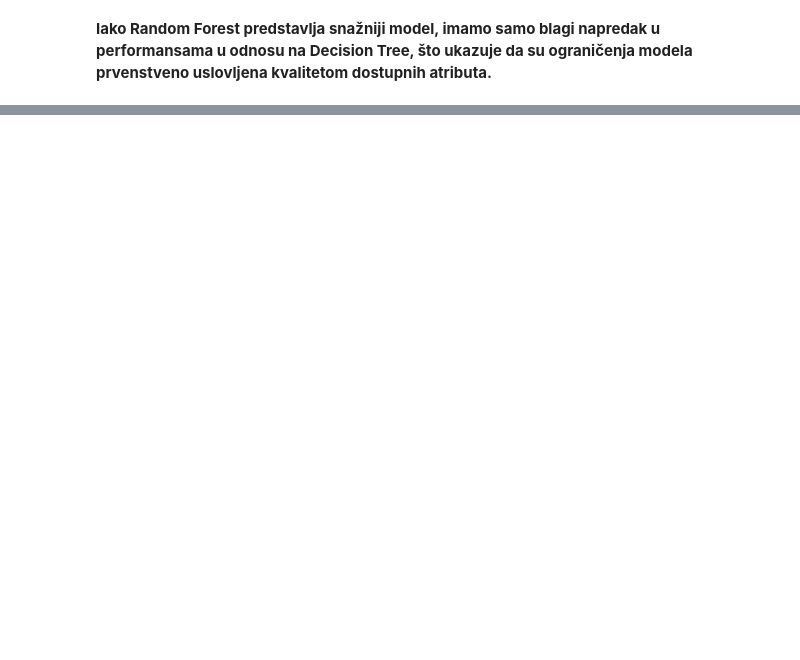
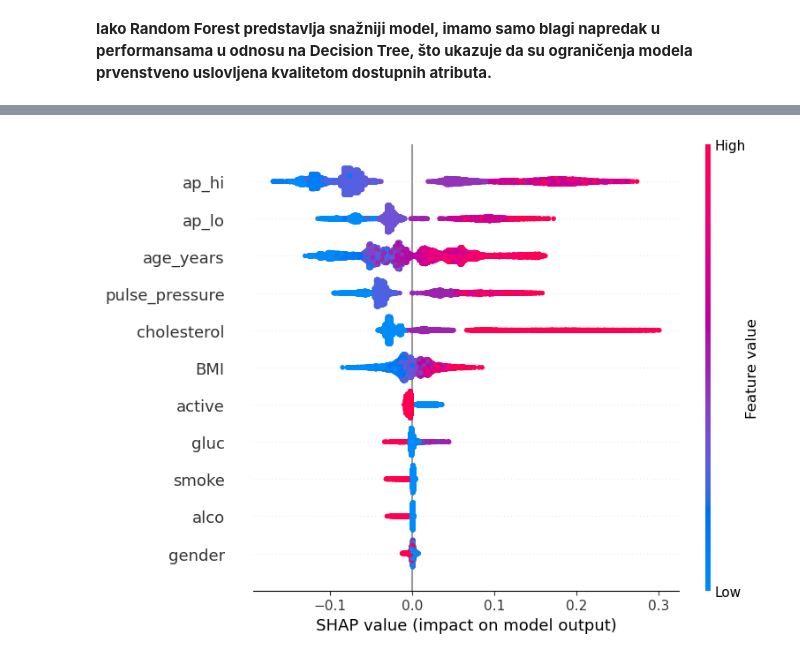
Before and after one commit to natalija529/cardiovascular, a Jupyter notebook: cardiovascular-disease.ipynb, the cells around one changed output, grey strips where cells are left out. Cells and saved outputs as stored; diff of their text form; code cells hidden in the pictures; blank space fills up the shorter version.

Commit message:
feat: add SHAP and LIME

```diff
--- a/cardiovascular-disease.ipynb
+++ b/cardiovascular-disease.ipynb
@@ -665,0 +724,10 @@ feature_importance_rf
+# %%
+import shap
+
+if hasattr(rf, "feature_names_in_"):
+    X_test_shap = X_test[rf.feature_names_in_].copy()
+else:
+    X_test_shap = X_test.copy()
+
+print("X_test_shap shape:", X_test_shap.shape)
+print("Model expects:", len(getattr(rf, "feature_names_in_", X_test_shap.columns)))
@@ -665,0 +737,18 @@ feature_importance_rf
+# %%
+explainer = shap.TreeExplainer(rf)
+shap_values = explainer.shap_values(X_test_shap)
+
+# shap_values može biti list (po klasama) ili ndarray (zavisi od verzije)
+if isinstance(shap_values, list):
+    sv1 = shap_values[1]  # klasa 1 = oboleli
+else:
+    sv = np.array(shap_values)
+    # nekad je oblik (n_samples, n_features, n_classes)
+    sv1 = sv[:, :, 1] if sv.ndim == 3 else sv
+
+# Ako postoji +1 kolona (offset), odseci je
+if sv1.shape[1] == X_test_shap.shape[1] + 1:
+    sv1 = sv1[:, :-1]
+
+print("sv1 shape:", sv1.shape)
+print("X_test_shap shape:", X_test_shap.shape)
@@ -665,0 +766,7 @@ feature_importance_rf
+# %%
+shap.summary_plot(
+    sv1,
+    X_test_shap
+)
+# %% [output]
+[figure, added]
```
Also changed, not shown: parts of 21 cells of this notebook.
